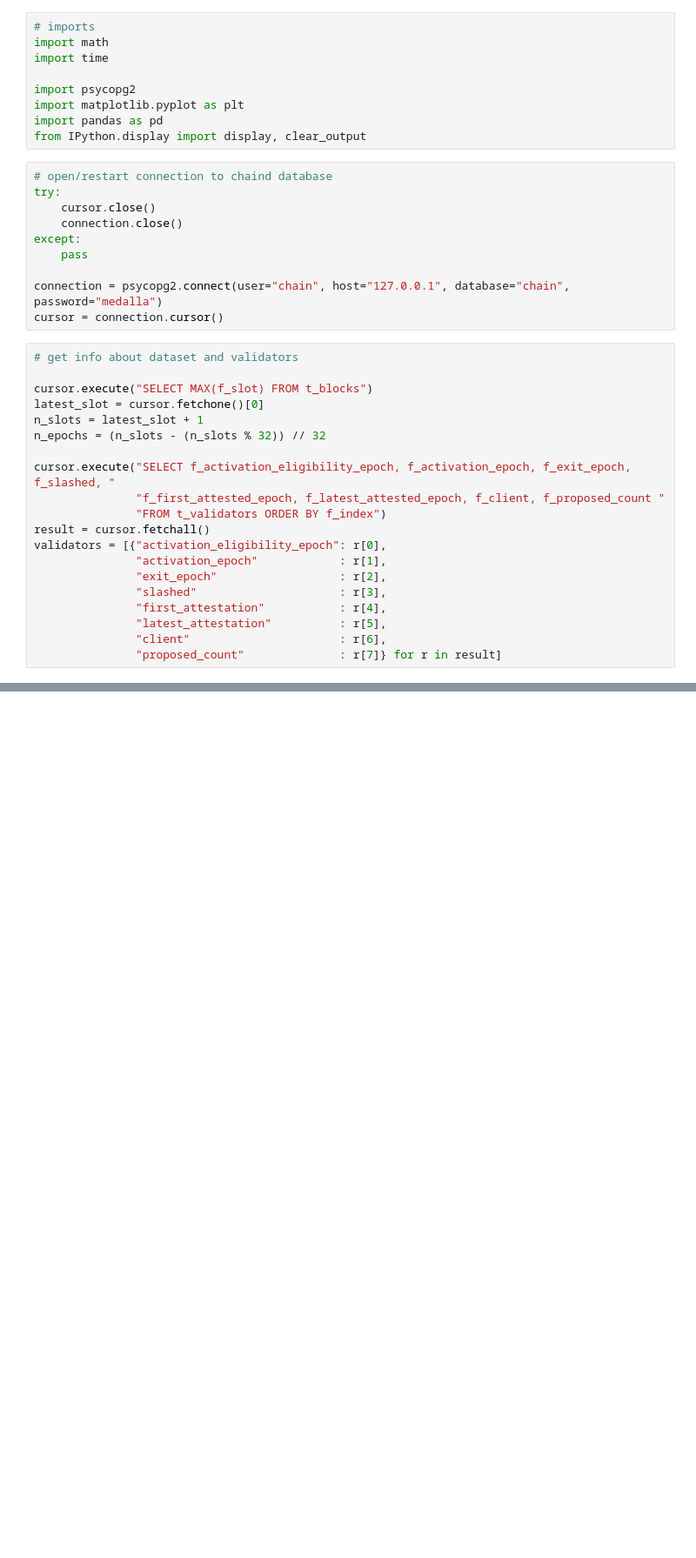
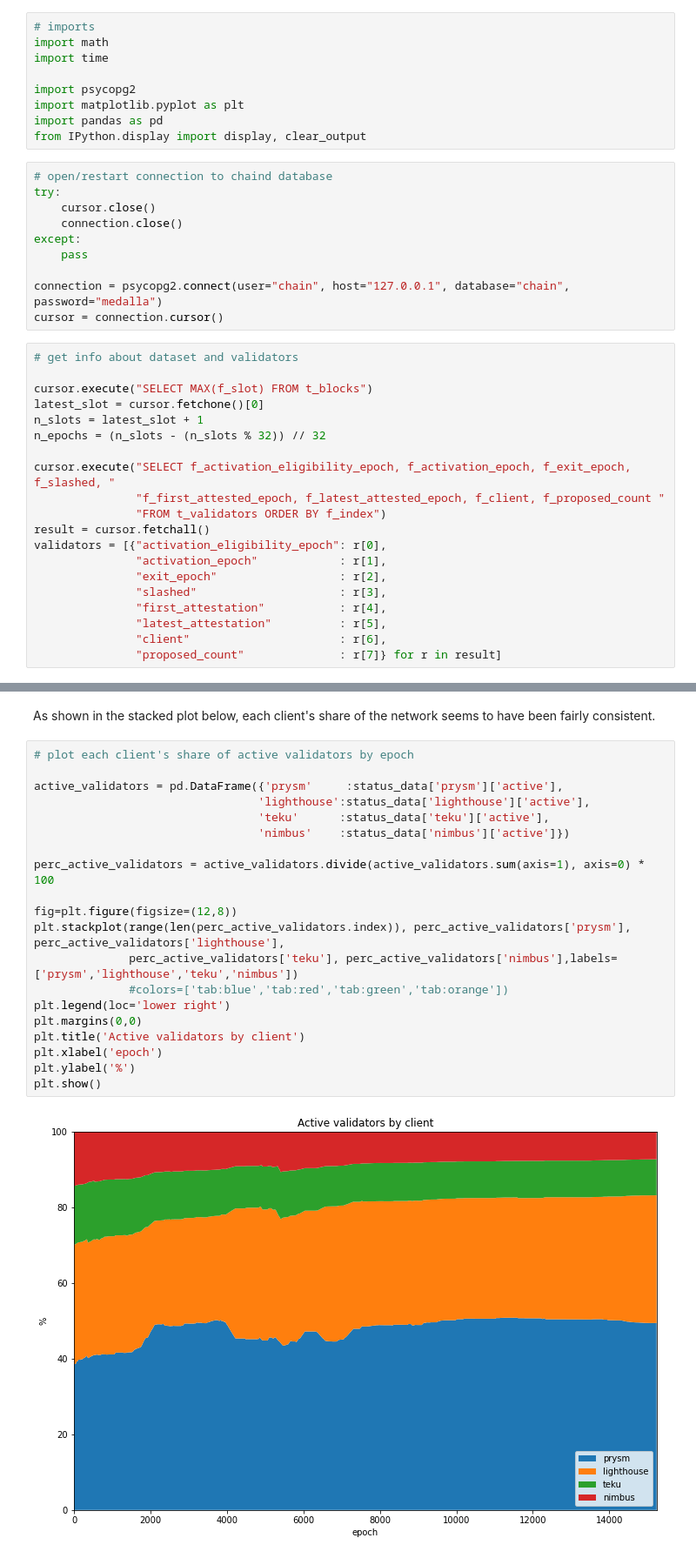
Before and after one commit to pintail-xyz/medalla_analysis, a Jupyter notebook: medalla-4-client-comparison.ipynb, the cells around one changed output, grey strips where cells are left out. Shown at 87% size. Cells and saved outputs as stored; diff of their text form; blank space fills up the shorter version.

```diff
--- a/medalla-4-client-comparison.ipynb
+++ b/medalla-4-client-comparison.ipynb
@@ -161,0 +191,24 @@ Number of validators providing client info: 22347
+# %% [markdown]
+As shown in the stacked plot below, each client's share of the network seems to have been fairly consistent.
+# %%
+# plot each client's share of active validators by epoch
+
+active_validators = pd.DataFrame({'prysm'     :status_data['prysm']['active'],
+                                 'lighthouse':status_data['lighthouse']['active'],
+                                 'teku'      :status_data['teku']['active'],
+                                 'nimbus'    :status_data['nimbus']['active']})
+
+perc_active_validators = active_validators.divide(active_validators.sum(axis=1), axis=0) * 100
+
+fig=plt.figure(figsize=(12,8))
+plt.stackplot(range(len(perc_active_validators.index)), perc_active_validators['prysm'], perc_active_validators['lighthouse'],
+              perc_active_validators['teku'], perc_active_validators['nimbus'],labels=['prysm','lighthouse','teku','nimbus'])
+              #colors=['tab:blue','tab:red','tab:green','tab:orange'])
+plt.legend(loc='lower right')
+plt.margins(0,0)
+plt.title('Active validators by client')
+plt.xlabel('epoch')
+plt.ylabel('%')
+plt.show()
+# %% [output]
+[figure, added]
```
Also changed, not shown: parts of 24 cells of this notebook, 3 other files.
